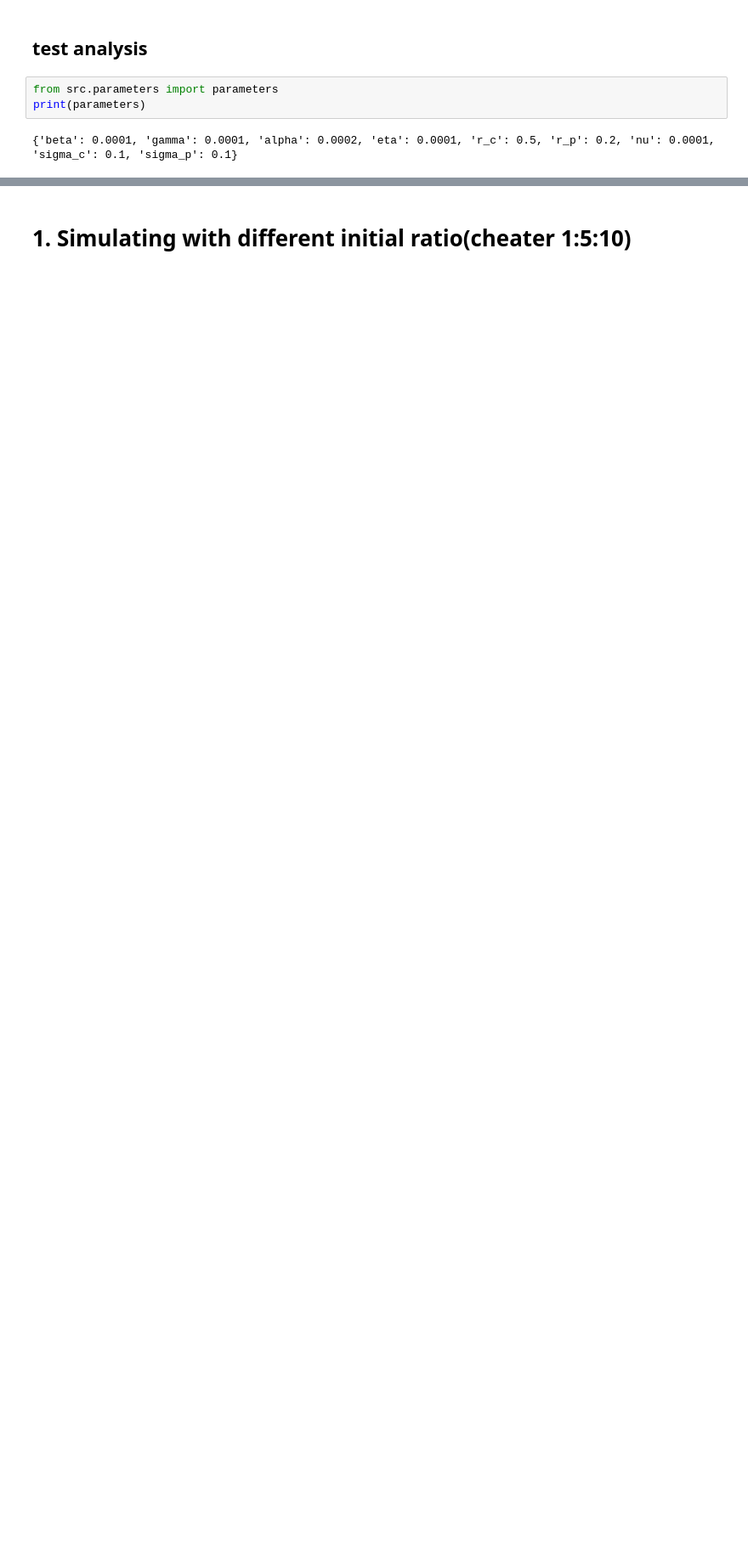
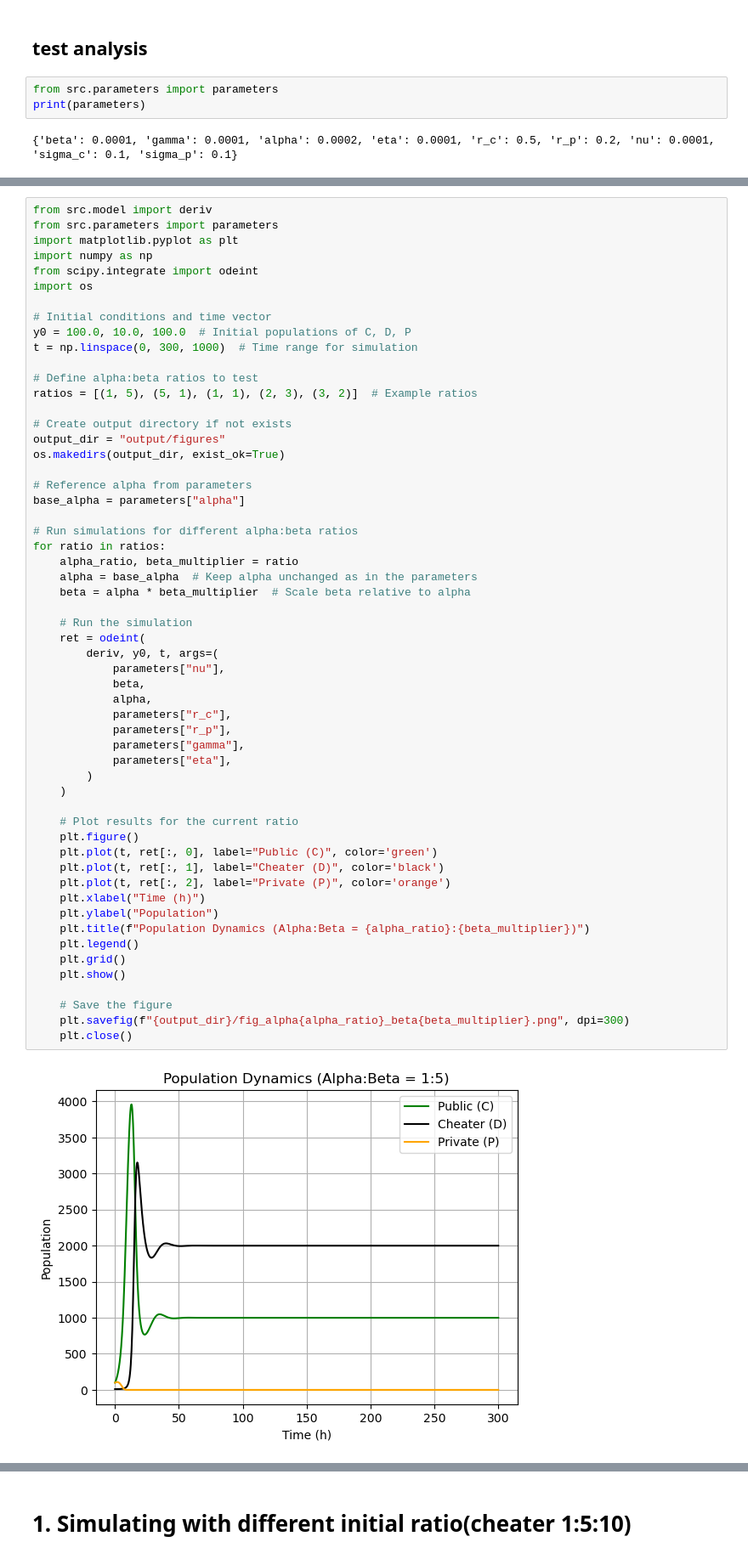
Before and after one commit to Computational-Biology-Aachen/FightClub, a Jupyter notebook: main.ipynb, the cells around one changed output, grey strips where cells are left out. Shown at 85% size. Drawn from its saved outputs; the diff is of its cells as text; blank space fills up the shorter version.

Commit message:
phase portrait,sensitivity,alpha ratio

```diff
--- a/main.ipynb
+++ b/main.ipynb
@@ -43,3 +43,61 @@ plt.savefig("output/figures/fig1.png", dpi=300)
 plt.show()
 # %% [output]
 [figure]
+# %%
+from src.model import deriv
+from src.parameters import parameters
+import matplotlib.pyplot as plt
+import numpy as np
+from scipy.integrate import odeint
+import os
+
+# Initial conditions and time vector
+y0 = 100.0, 10.0, 100.0  # Initial populations of C, D, P
+t = np.linspace(0, 300, 1000)  # Time range for simulation
+
+# Define alpha:beta ratios to test
+ratios = [(1, 5), (5, 1), (1, 1), (2, 3), (3, 2)]  # Example ratios
+
+# Create output directory if not exists
+output_dir = "output/figures"
+os.makedirs(output_dir, exist_ok=True)
+
+# Reference alpha from parameters
+base_alpha = parameters["alpha"]
+
+# Run simulations for different alpha:beta ratios
+for ratio in ratios:
+    alpha_ratio, beta_multiplier = ratio
+    alpha = base_alpha  # Keep alpha unchanged as in the parameters
+    beta = alpha * beta_multiplier  # Scale beta relative to alpha
+
+    # Run the simulation
+    ret = odeint(
+        deriv, y0, t, args=(
+            parameters["nu"],
+            beta,
+            alpha,
+            parameters["r_c"],
+            parameters["r_p"],
+            parameters["gamma"],
+            parameters["eta"],
+        )
+    )
+
+    # Plot results for the current ratio
+    plt.figure()
+    plt.plot(t, ret[:, 0], label="Public (C)", color='green')
+    plt.plot(t, ret[:, 1], label="Cheater (D)", color='black')
+    plt.plot(t, ret[:, 2], label="Private (P)", color='orange')
+    plt.xlabel("Time (h)")
+    plt.ylabel("Population")
+    plt.title(f"Population Dynamics (Alpha:Beta = {alpha_ratio}:{beta_multiplier})")
+    plt.legend()
+    plt.grid()
+    plt.show()
+
+    # Save the figure
+    plt.savefig(f"{output_dir}/fig_alpha{alpha_ratio}_beta{beta_multiplier}.png", dpi=300)
+    plt.close()
+# %% [output]
+[figure, added]
```
Also changed, not shown: parts of 6 cells of this notebook.
